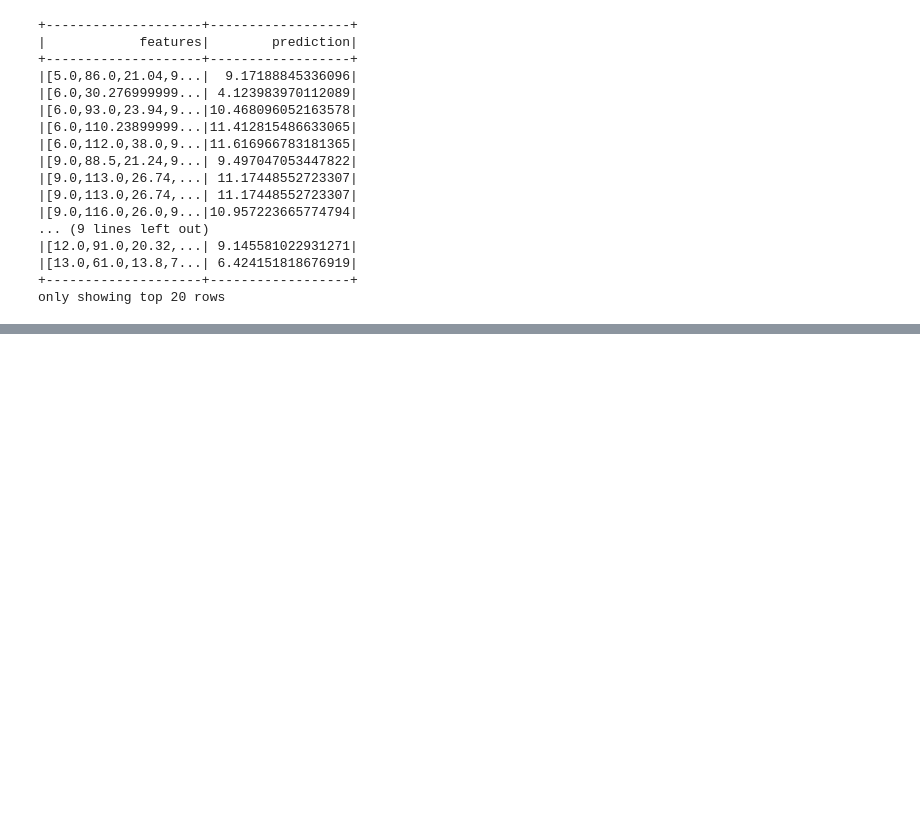
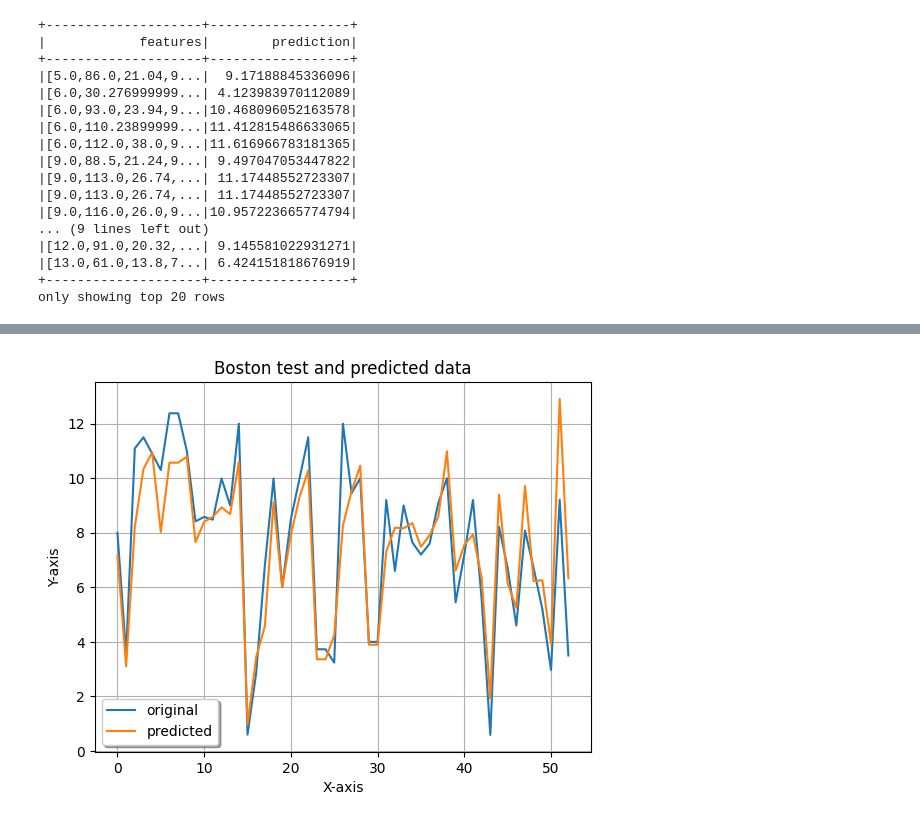
Before and after one commit to demohari/py_spark, a Jupyter notebook: lin_reg.ipynb, the cells around one changed output, grey strips where cells are left out. Cells and saved outputs as stored; diff of their text form; code cells hidden in the pictures; blank space fills up the shorter version.

```diff
--- a/lin_reg.ipynb
+++ b/lin_reg.ipynb
@@ -285,0 +297,9 @@ only showing top 20 rows
+# %%
+from pyspark.ml.regression import FMRegressor
+fmr = FMRegressor(labelCol="crew", stepSize=0.001)
+
+model = fmr.fit(train_data)
+print(model)
+
+print("Coefficients: ", model.linear)
+print("Intercept: ", model.intercept)
@@ -285,0 +310,16 @@ only showing top 20 rows
+# %%
+tdata = model.transform(test_data)
+tdata.show(3)
+
+rmse = RegressionEvaluator(labelCol="crew", predictionCol="prediction", metricName="rmse")
+rmse = rmse.evaluate(tdata)
+mae = RegressionEvaluator(labelCol="crew", predictionCol="prediction", metricName="mae")
+mae = mae.evaluate(tdata)
+r2 = RegressionEvaluator(labelCol="crew", predictionCol="prediction", metricName="r2")
+r2 = r2.evaluate(tdata)
+
+print("Coefficients: ", model.linear)
+print("Intercept: ", model.intercept)
+print("RMSE: ", rmse)
+print("MAE: ", mae)
+print("R-squared: ", r2)
@@ -285,0 +350,16 @@ only showing top 20 rows
+# %%
+plt.Figure(figsize=(15,15))
+x_ax = range(0, tdata.count())
+y_pred=tdata.select("prediction").collect()
+y_orig=tdata.select("crew").collect()
+
+plt.plot(x_ax, y_orig, label="original")
+plt.plot(x_ax, y_pred, label="predicted")
+plt.title("Boston test and predicted data")
+plt.xlabel('X-axis')
+plt.ylabel('Y-axis')
+plt.legend(loc='best',fancybox=True, shadow=True)
+plt.grid(True)
+plt.show()
+# %% [output]
+[figure, added]
```
Also changed, not shown: parts of 7 cells of this notebook.
